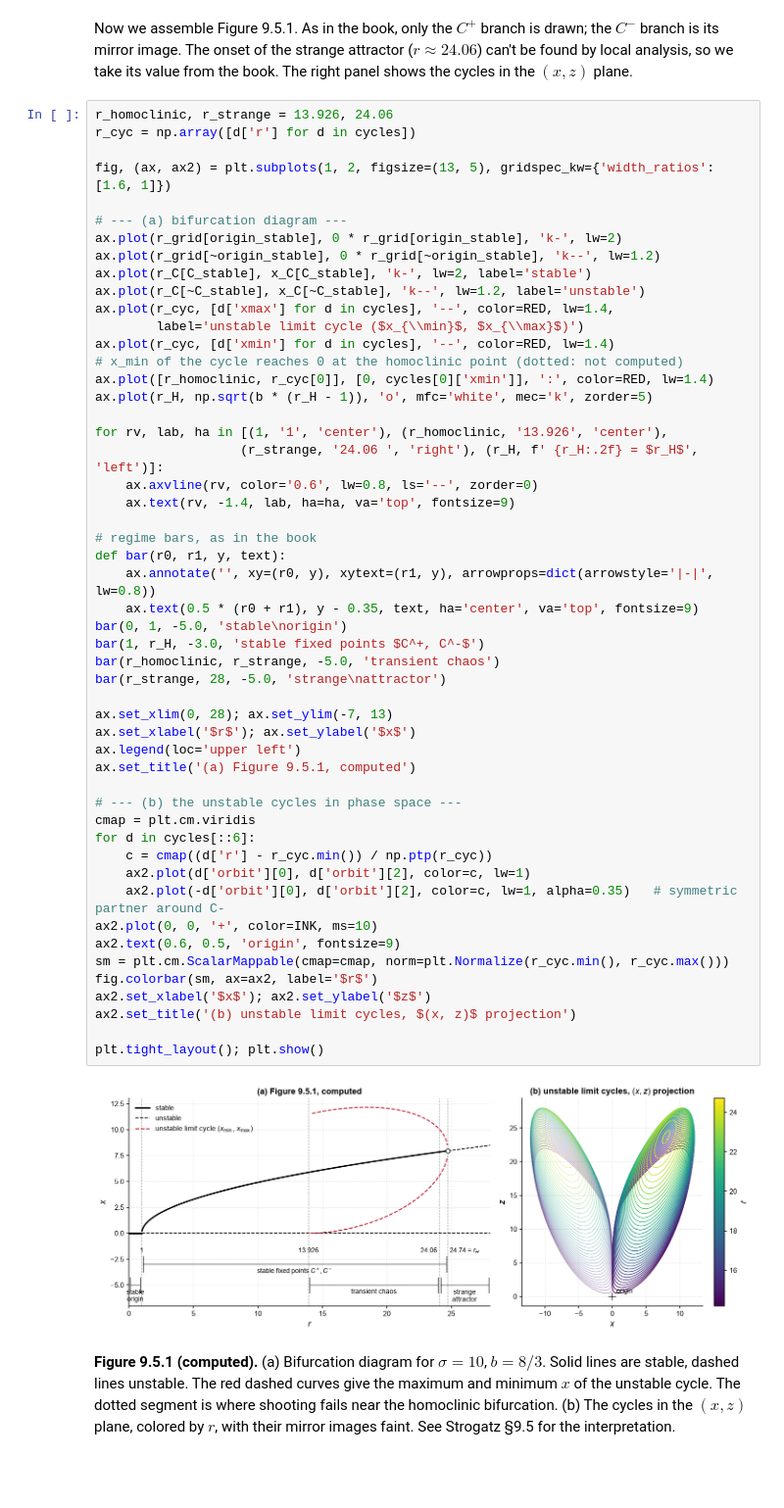
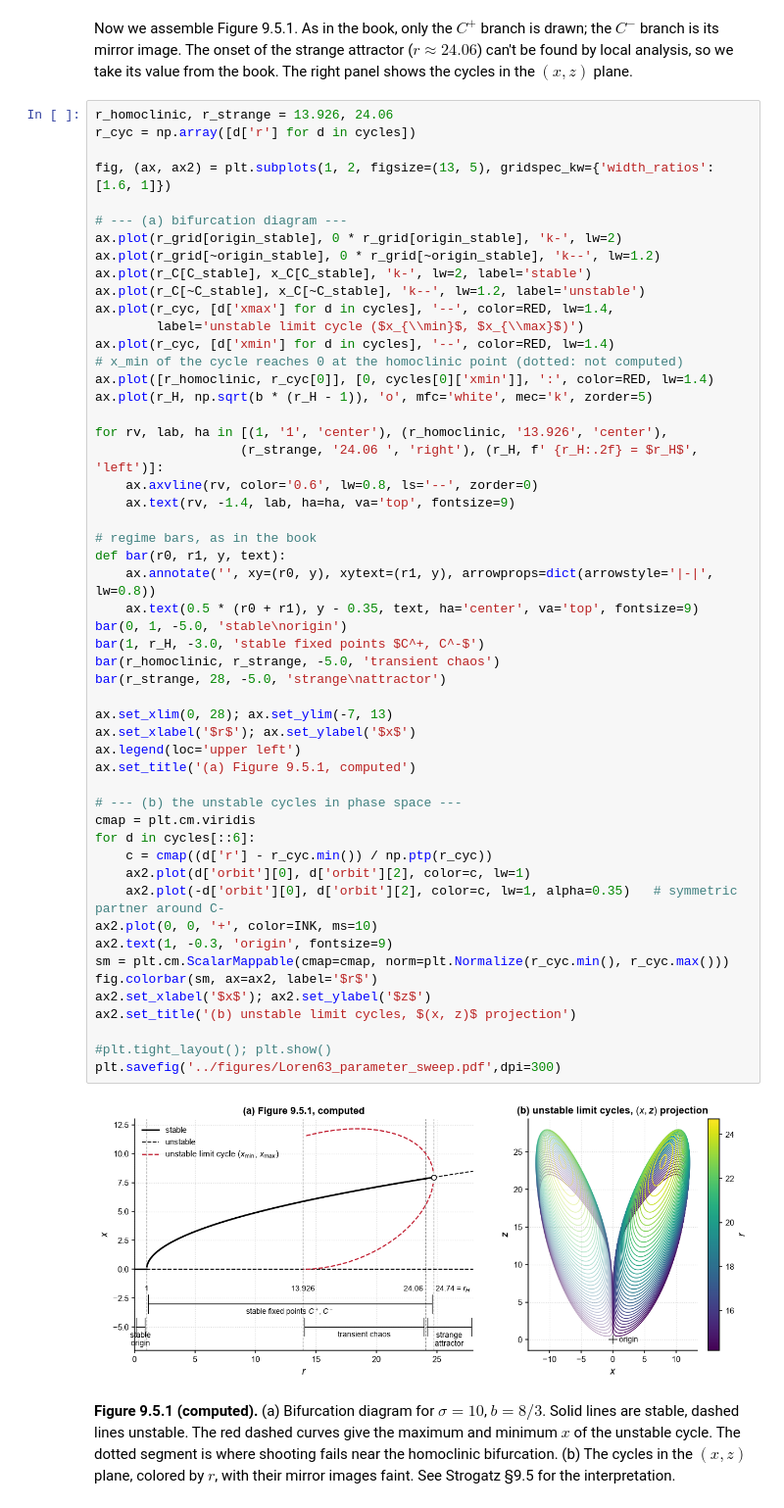
Before and after one commit to LinkedEarth/ClimateCritters, a Jupyter notebook: notebooks/applications/strogatz_9.5_lorenz_parameter_space.ipynb, the cells around one changed output. Shown at 98% size. Cells and saved outputs as stored; diff of their text form; blank space fills up the shorter version.

Commit message:
pretty figure for the paper + PDF export

```diff
--- a/notebooks/applications/strogatz_9.5_lorenz_parameter_space.ipynb
+++ b/notebooks/applications/strogatz_9.5_lorenz_parameter_space.ipynb
@@ -163,36 +163,37 @@ for rv, lab, ha in [(1, '1', 'center'), (r_homoclinic, '13.926', 'center'),
     ax.axvline(rv, color='0.6', lw=0.8, ls='--', zorder=0)
     ax.text(rv, -1.4, lab, ha=ha, va='top', fontsize=9)
 
 # regime bars, as in the book
 def bar(r0, r1, y, text):
     ax.annotate('', xy=(r0, y), xytext=(r1, y), arrowprops=dict(arrowstyle='|-|', lw=0.8))
     ax.text(0.5 * (r0 + r1), y - 0.35, text, ha='center', va='top', fontsize=9)
 bar(0, 1, -5.0, 'stable\norigin')
 bar(1, r_H, -3.0, 'stable fixed points $C^+, C^-$')
 bar(r_homoclinic, r_strange, -5.0, 'transient chaos')
 bar(r_strange, 28, -5.0, 'strange\nattractor')
 
 ax.set_xlim(0, 28); ax.set_ylim(-7, 13)
 ax.set_xlabel('$r$'); ax.set_ylabel('$x$')
 ax.legend(loc='upper left')
 ax.set_title('(a) Figure 9.5.1, computed')
 
 # --- (b) the unstable cycles in phase space ---
 cmap = plt.cm.viridis
 for d in cycles[::6]:
     c = cmap((d['r'] - r_cyc.min()) / np.ptp(r_cyc))
     ax2.plot(d['orbit'][0], d['orbit'][2], color=c, lw=1)
     ax2.plot(-d['orbit'][0], d['orbit'][2], color=c, lw=1, alpha=0.35)   # symmetric partner around C-
 ax2.plot(0, 0, '+', color=INK, ms=10)
-ax2.text(0.6, 0.5, 'origin', fontsize=9)
+ax2.text(1, -0.3, 'origin', fontsize=9)
 sm = plt.cm.ScalarMappable(cmap=cmap, norm=plt.Normalize(r_cyc.min(), r_cyc.max()))
 fig.colorbar(sm, ax=ax2, label='$r$')
 ax2.set_xlabel('$x$'); ax2.set_ylabel('$z$')
 ax2.set_title('(b) unstable limit cycles, $(x, z)$ projection')
 
-plt.tight_layout(); plt.show()
+#plt.tight_layout(); plt.show()
+plt.savefig('../figures/Loren63_parameter_sweep.pdf',dpi=300)
 # %% [output]
-[figure, old version]
+[figure, new version]
 # %% [markdown]
 **Figure 9.5.1 (computed).** (a) Bifurcation diagram for $\sigma=10$, $b=8/3$. Solid lines are stable, dashed lines unstable. The red dashed curves give the maximum and minimum $x$ of the unstable cycle. The dotted segment is where shooting fails near the homoclinic bifurcation. (b) The cycles in the $(x,z)$ plane, colored by $r$, with their mirror images faint. See Strogatz §9.5 for the interpretation.
 # %% [markdown]
```
Also changed, not shown: 3 other files.
